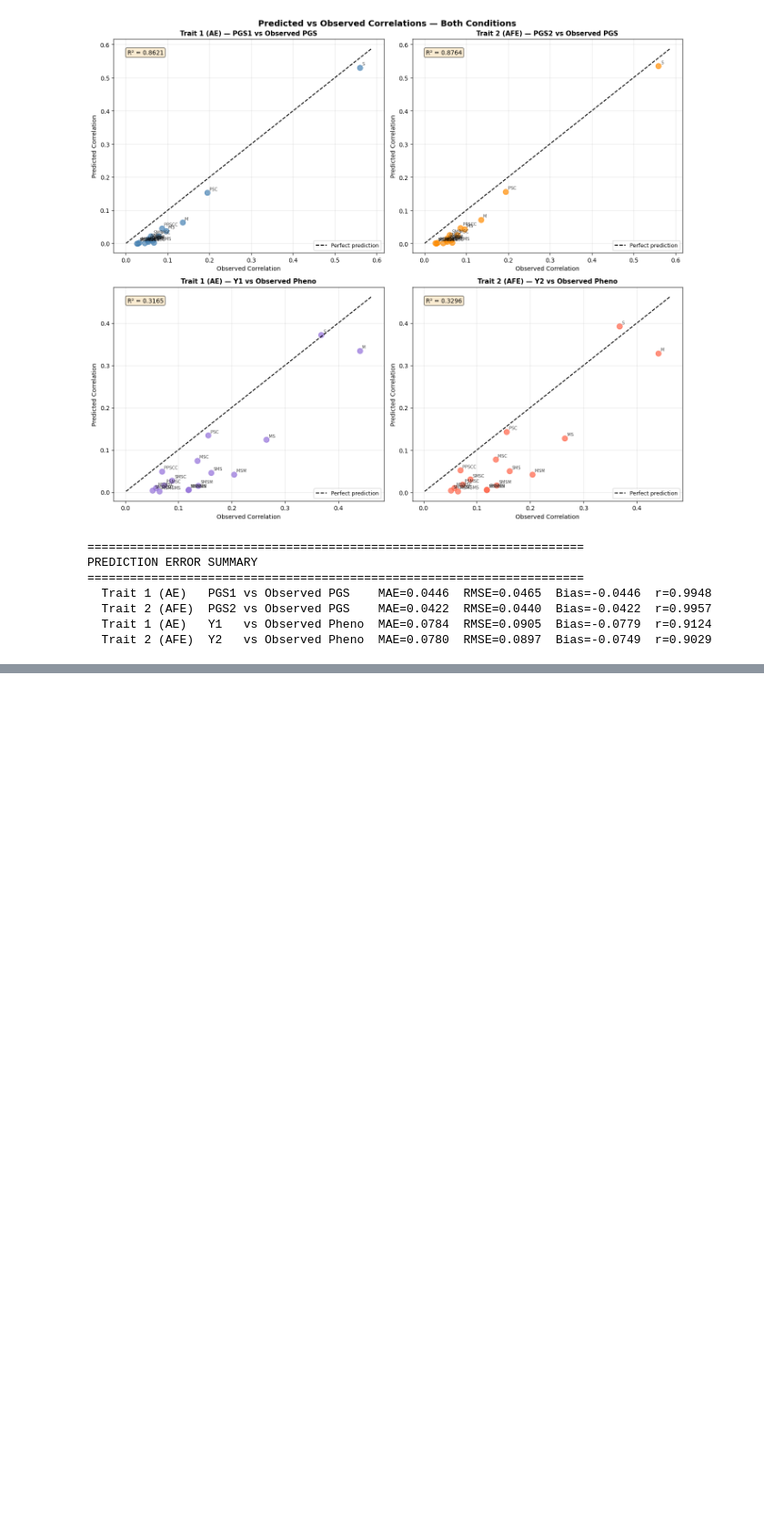
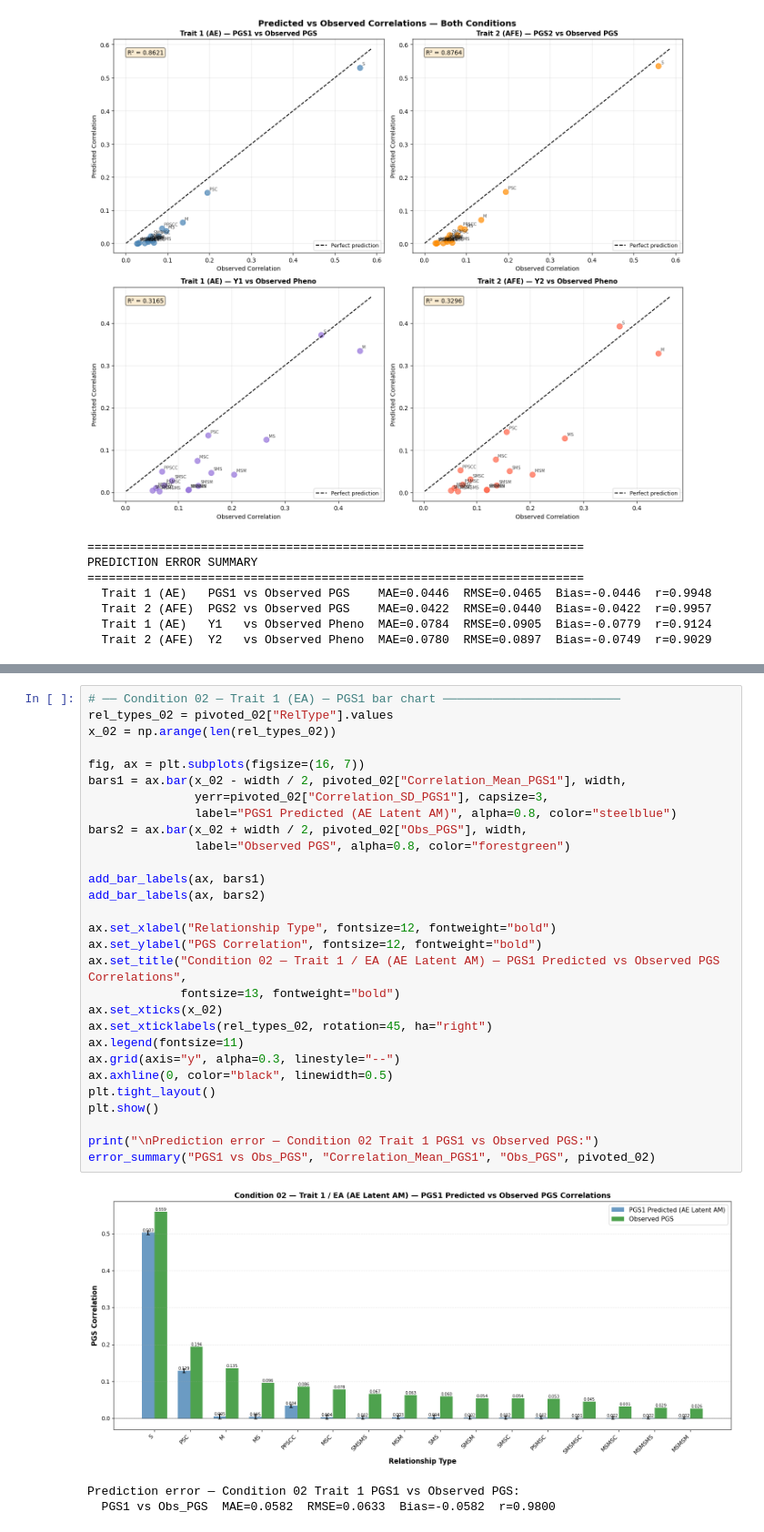
Before and after one commit to Xuanyu-Lyu/PGS_Cor_Relative, a Jupyter notebook: Scripts/nn_NPE/Analysis_NPE.ipynb, the cells around one changed output, grey strips where cells are left out. Shown at 91% size. Drawn from its saved outputs; the diff is of its cells as text; blank space fills up the shorter version.

```diff
--- a/Scripts/nn_NPE/Analysis_NPE.ipynb
+++ b/Scripts/nn_NPE/Analysis_NPE.ipynb
@@ -372,0 +426,33 @@ PREDICTION ERROR SUMMARY
+# %%
+# ── Condition 02 — Trait 1 (EA) — PGS1 bar chart ─────────────────────────
+rel_types_02 = pivoted_02["RelType"].values
+x_02 = np.arange(len(rel_types_02))
+
+fig, ax = plt.subplots(figsize=(16, 7))
+bars1 = ax.bar(x_02 - width / 2, pivoted_02["Correlation_Mean_PGS1"], width,
+               yerr=pivoted_02["Correlation_SD_PGS1"], capsize=3,
+               label="PGS1 Predicted (AE Latent AM)", alpha=0.8, color="steelblue")
+bars2 = ax.bar(x_02 + width / 2, pivoted_02["Obs_PGS"], width,
+               label="Observed PGS", alpha=0.8, color="forestgreen")
+
+add_bar_labels(ax, bars1)
+add_bar_labels(ax, bars2)
+
+ax.set_xlabel("Relationship Type", fontsize=12, fontweight="bold")
+ax.set_ylabel("PGS Correlation", fontsize=12, fontweight="bold")
+ax.set_title("Condition 02 — Trait 1 / EA (AE Latent AM) — PGS1 Predicted vs Observed PGS Correlations",
+             fontsize=13, fontweight="bold")
+ax.set_xticks(x_02)
+ax.set_xticklabels(rel_types_02, rotation=45, ha="right")
+ax.legend(fontsize=11)
+ax.grid(axis="y", alpha=0.3, linestyle="--")
+ax.axhline(0, color="black", linewidth=0.5)
+plt.tight_layout()
+plt.show()
+
+print("\nPrediction error — Condition 02 Trait 1 PGS1 vs Observed PGS:")
+error_summary("PGS1 vs Obs_PGS", "Correlation_Mean_PGS1", "Obs_PGS", pivoted_02)
+# %% [output]
+[figure, added]
+Prediction error — Condition 02 Trait 1 PGS1 vs Observed PGS:
+  PGS1 vs Obs_PGS  MAE=0.0582  RMSE=0.0633  Bias=-0.0582  r=0.9800
```
Also changed, not shown: parts of 3 cells of this notebook, 3 other files.
